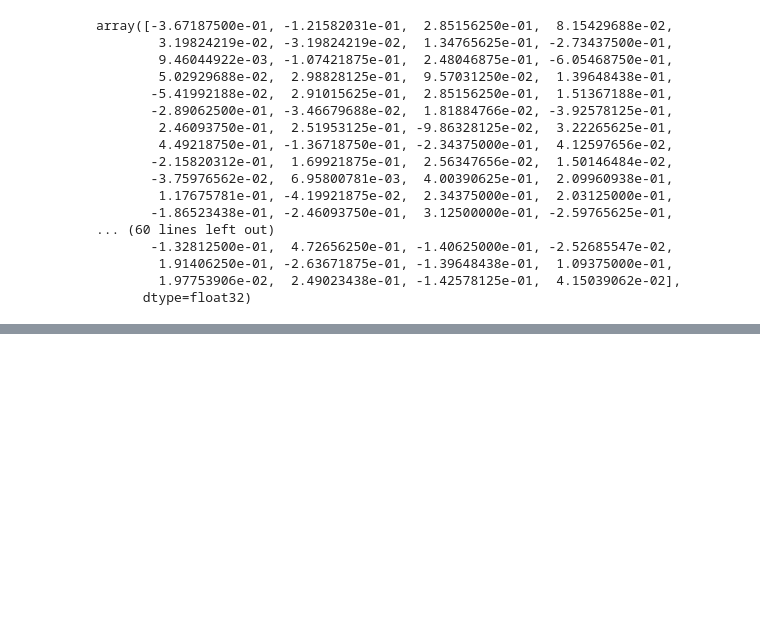
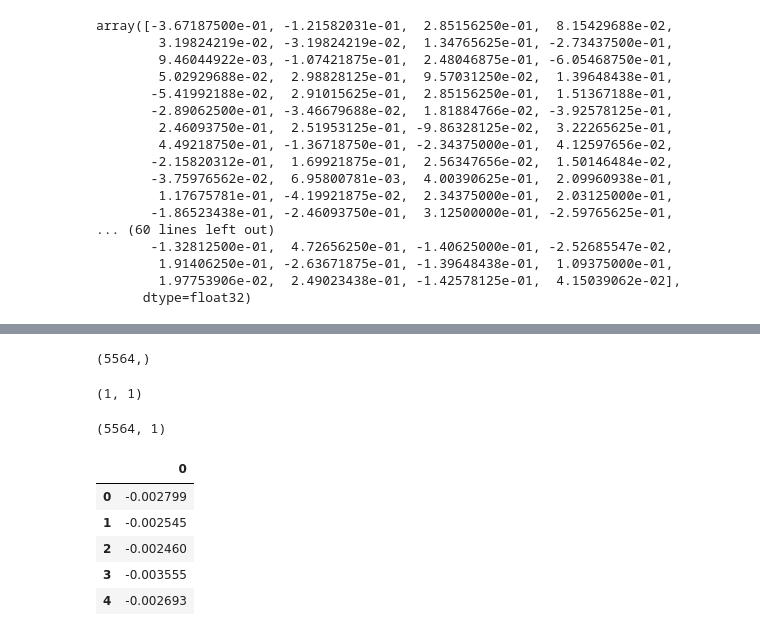
Before and after one commit to pranavk-10/Machine-Learning---Pranav, a Jupyter notebook: Natural Language Processing/Word2Vec Imp Gensim.ipynb, the cells around one changed output, grey strips where cells are left out. Cells and saved outputs as stored; diff of their text form; code cells hidden in the pictures; blank space fills up the shorter version.

```diff
--- a/Natural Language Processing/Word2Vec Imp Gensim.ipynb
+++ b/Natural Language Processing/Word2Vec Imp Gensim.ipynb
@@ -56,0 +125,2 @@ AttributeError: 'KeyedVectors' object has no attribute 'similar'
+# %%
+model = gensim.models.Word2Vec(words)
@@ -56,0 +164,4 @@ AttributeError: 'KeyedVectors' object has no attribute 'similar'
+# %%
+def avg_word2vec(doc):
+
+    return np.mean([model.wv[word] for word in doc if word in model.wv.index_to_key])
@@ -56,0 +175,4 @@ AttributeError: 'KeyedVectors' object has no attribute 'similar'
+# %%
+X = []
+for i in tqdm(range(len(words))):
+    X.append(avg_word2vec(words[i]))
@@ -56,0 +211,23 @@ AttributeError: 'KeyedVectors' object has no attribute 'similar'
+# %%
+y.shape
+# %% [output]
+(5564,)
+# %%
+X[0].reshape(1,-1).shape
+# %% [output]
+(1, 1)
+# %%
+new = pd.concat([pd.DataFrame(X[i].reshape(1, -1)) for i in range(len(X))], ignore_index=True)
+# %%
+new.shape
+# %% [output]
+(5564, 1)
+# %%
+new.head()
+# %% [output]
+|  | 0 |
+| 0 | -0.002799 |
+| 1 | -0.002545 |
+| 2 | -0.002460 |
+| 3 | -0.003555 |
+| 4 | -0.002693 |
```
Also changed, not shown: parts of 21 cells of this notebook, 3 other files.
